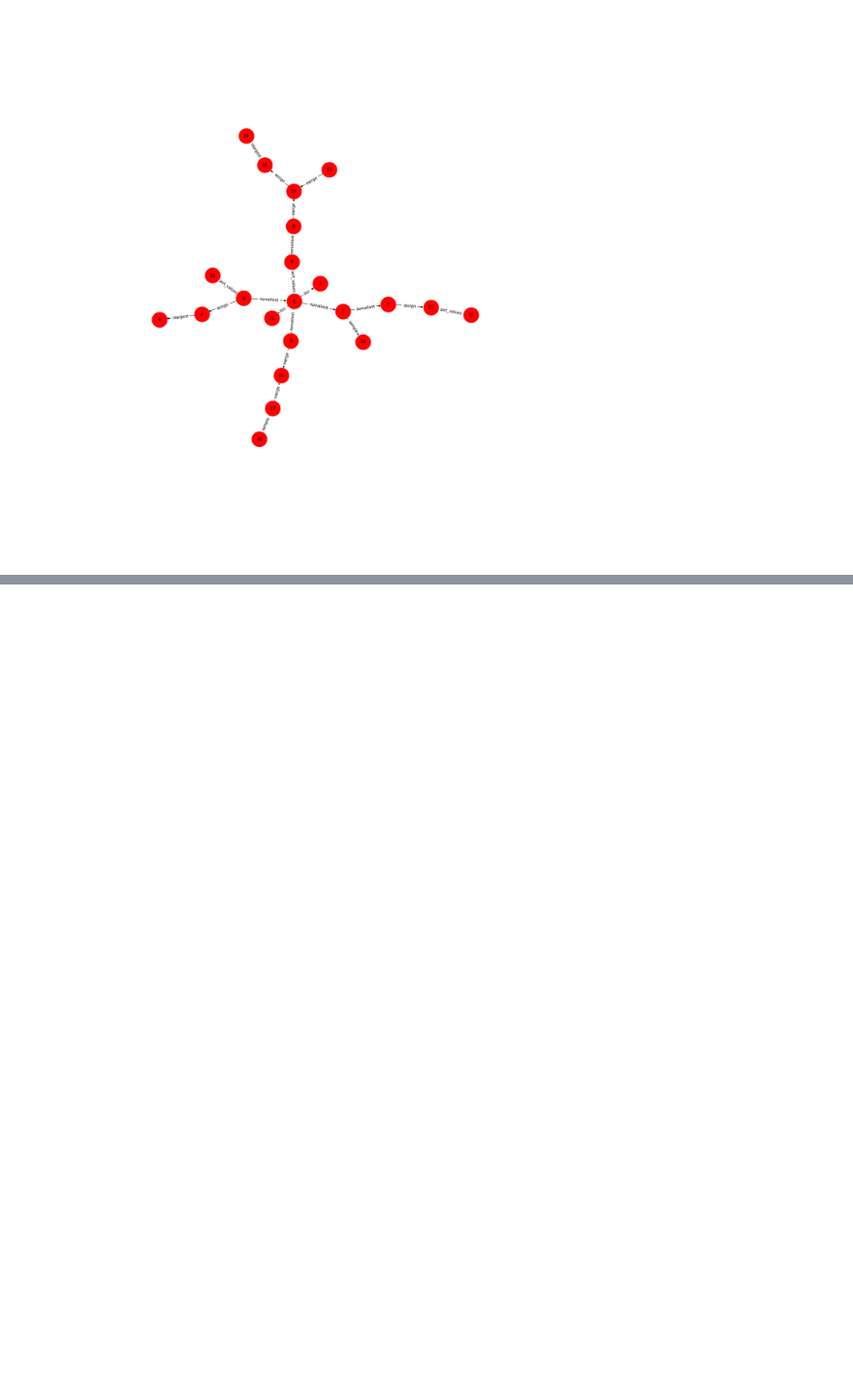
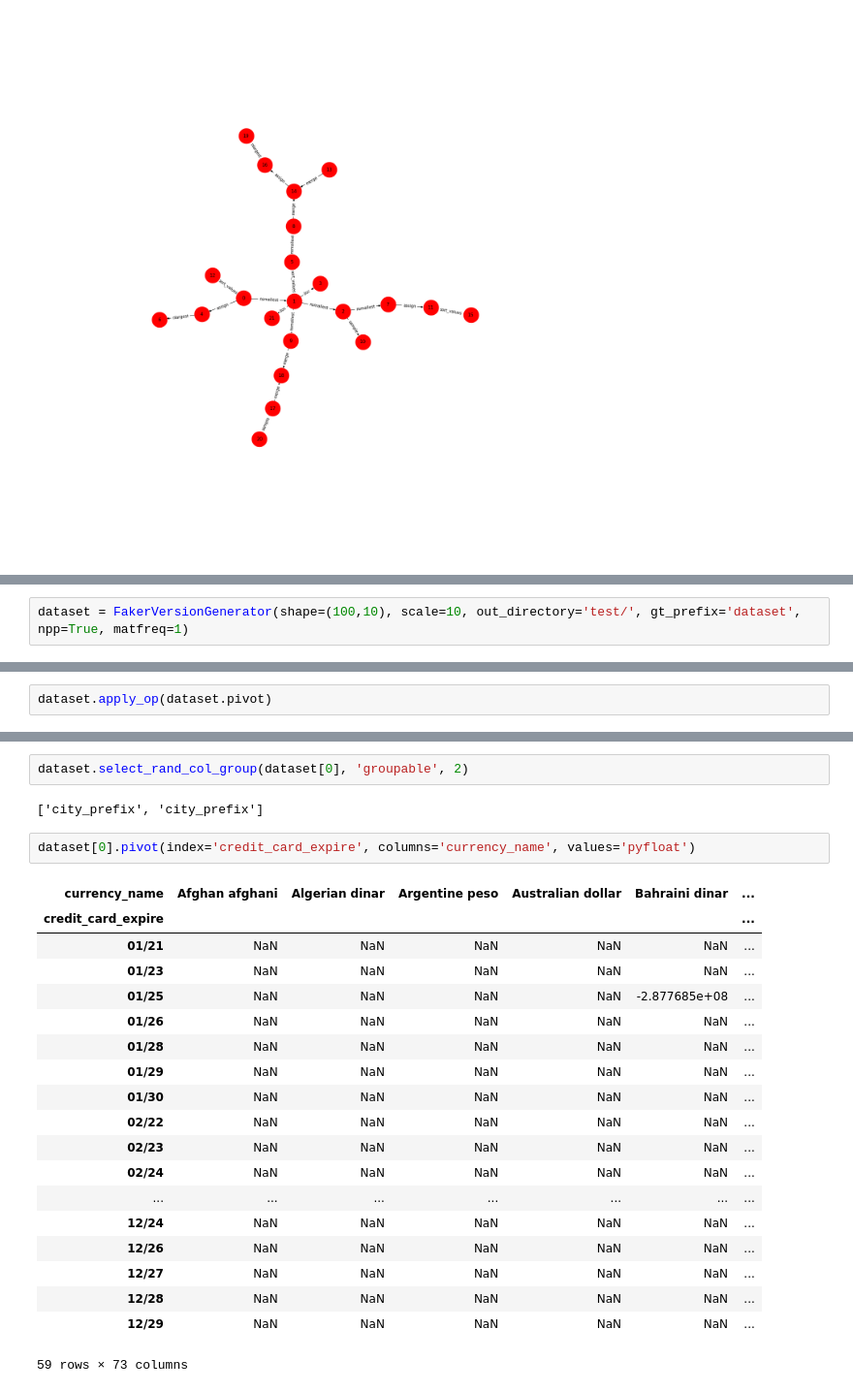
Before and after one commit to suhailrehman/relic, a Jupyter notebook: primitives/python/generator/faker_prototype.ipynb, the cells around one changed output, grey strips where cells are left out. Shown at 97% size. Drawn from its saved outputs; the diff is of its cells as text; blank space fills up the shorter version.

Commit message:
Generator Improvements

```diff
--- a/primitives/python/generator/faker_prototype.ipynb
+++ b/primitives/python/generator/faker_prototype.ipynb
@@ -749,0 +771,2 @@ FileNotFoundError: [Errno 2] No such file or directory: 'dataset/artifacts/0.csv
+# %%
+dataset = FakerVersionGenerator(shape=(100,10), scale=10, out_directory='test/', gt_prefix='dataset', npp=True, matfreq=1)
@@ -749,0 +792,2 @@ FileNotFoundError: [Errno 2] No such file or directory: 'dataset/artifacts/0.csv
+# %%
+dataset.apply_op(dataset.pivot)
@@ -749,0 +824,26 @@ FileNotFoundError: [Errno 2] No such file or directory: 'dataset/artifacts/0.csv
+# %%
+dataset.select_rand_col_group(dataset[0], 'groupable', 2)
+# %% [output]
+['city_prefix', 'city_prefix']
+# %%
+dataset[0].pivot(index='credit_card_expire', columns='currency_name', values='pyfloat')
+# %% [output]
+| currency_name | Afghan afghani | Algerian dinar | Argentine peso | Australian dollar | Bahraini dinar | ... |
+| credit_card_expire |  |  |  |  |  | ... |
+| 01/21 | NaN | NaN | NaN | NaN | NaN | ... |
+| 01/23 | NaN | NaN | NaN | NaN | NaN | ... |
+| 01/25 | NaN | NaN | NaN | NaN | -2.877685e+08 | ... |
+| 01/26 | NaN | NaN | NaN | NaN | NaN | ... |
+| 01/28 | NaN | NaN | NaN | NaN | NaN | ... |
+| 01/29 | NaN | NaN | NaN | NaN | NaN | ... |
+| 01/30 | NaN | NaN | NaN | NaN | NaN | ... |
+| 02/22 | NaN | NaN | NaN | NaN | NaN | ... |
+| 02/23 | NaN | NaN | NaN | NaN | NaN | ... |
+| 02/24 | NaN | NaN | NaN | NaN | NaN | ... |
+| ... | ... | ... | ... | ... | ... | ... |
+| 12/24 | NaN | NaN | NaN | NaN | NaN | ... |
+| 12/26 | NaN | NaN | NaN | NaN | NaN | ... |
+| 12/27 | NaN | NaN | NaN | NaN | NaN | ... |
+| 12/28 | NaN | NaN | NaN | NaN | NaN | ... |
+| 12/29 | NaN | NaN | NaN | NaN | NaN | ... |
+59 rows × 73 columns
```
Also changed, not shown: parts of 7 cells of this notebook, 3 other files.
